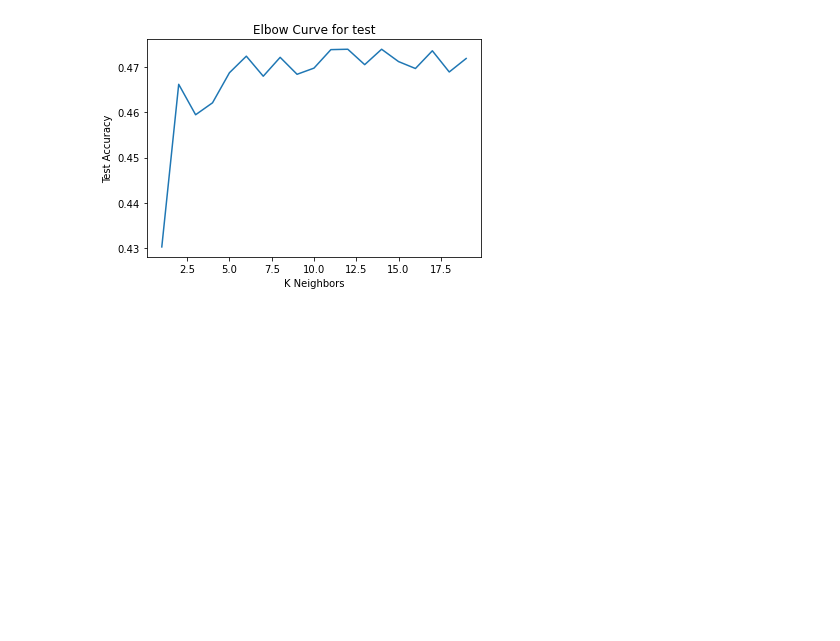
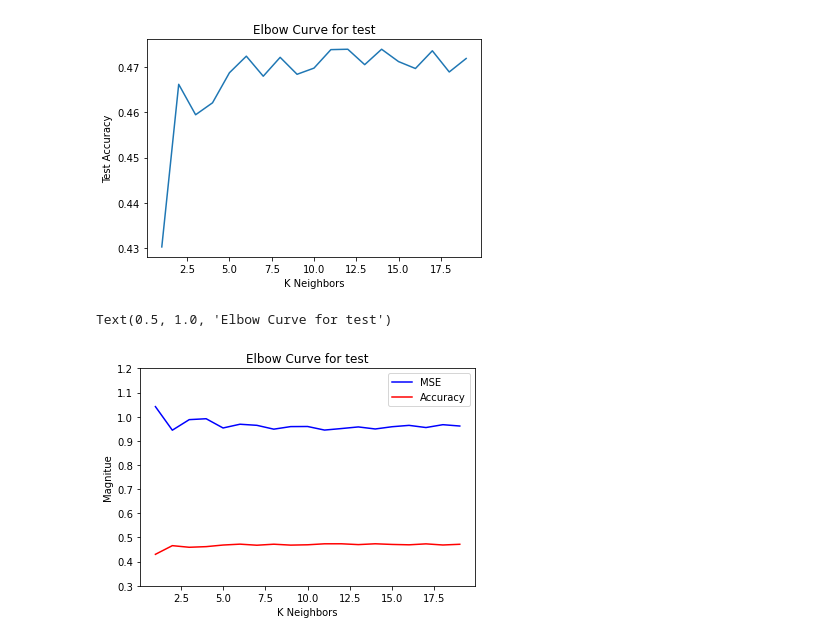
Before and after one commit to Kaushal1011/CSE523-Machine-Learning-Quantcats, a Jupyter notebook: KNNClassifier.ipynb, the cells around one changed output. Saved outputs shown, nothing was run; the diff lists cells and outputs as text; code cells hidden in the pictures; blank space fills up the shorter version.

```diff
--- a/KNNClassifier.ipynb
+++ b/KNNClassifier.ipynb
@@ -90,3 +90,16 @@ Text(0.5, 1.0, 'Elbow Curve for test')
 [figure]
 # %%
 ## Sweet Spot is around 11
+# %%
+import matplotlib.pyplot as plt
+# plotting the Curves
+plt.plot(k, mse,'b-',label="MSE")
+plt.plot(k,acc,'r-',label="Accuracy")
+plt.xlabel('K Neighbors')
+plt.ylabel('Magnitue')
+plt.ylim([0.3,1.2])
+plt.legend()
+plt.title('Elbow Curve for test')
+# %% [output]
+Text(0.5, 1.0, 'Elbow Curve for test')
+[figure, added]
```
Also changed, not shown: 5 other files.
